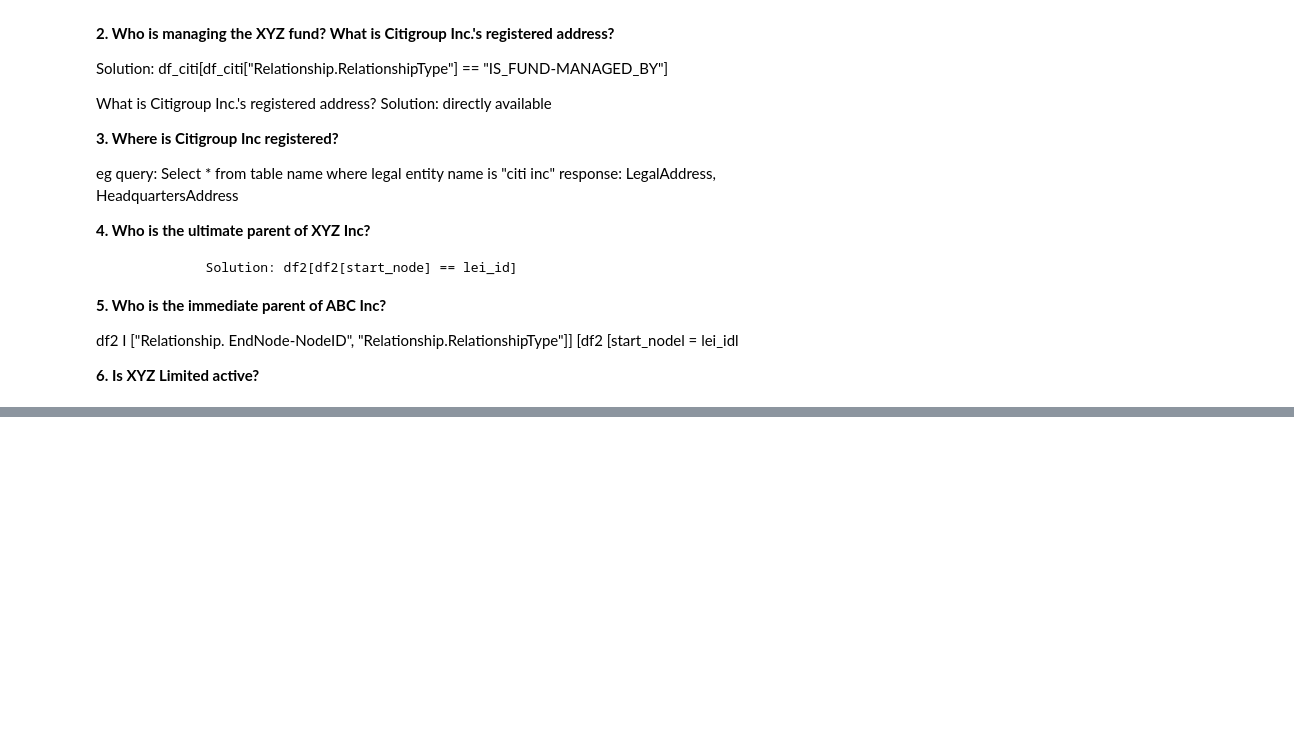
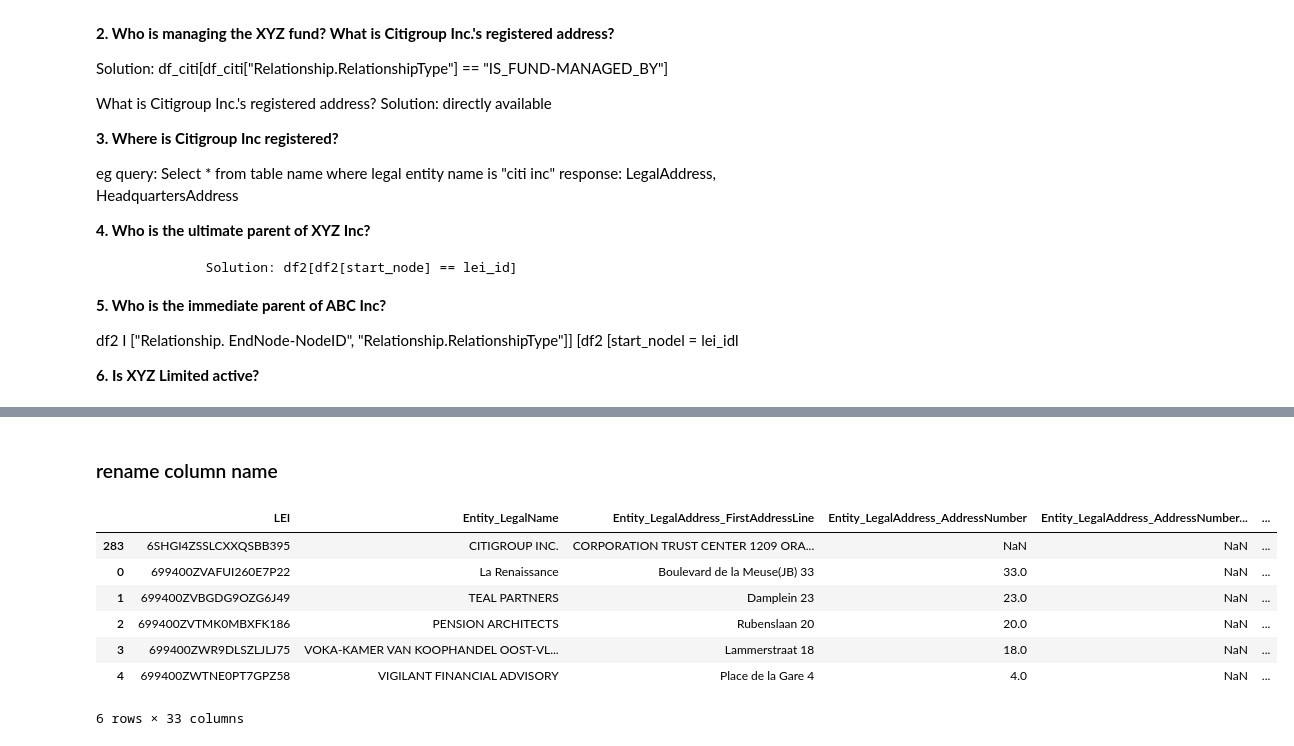
Before and after one commit to rmnchopra91/gen-ai, a Jupyter notebook: poc/GELIE_advanced_text_to_sql_rmn.ipynb, the cells around one changed output, grey strips where cells are left out. Saved outputs shown, nothing was run; the diff lists cells and outputs as text; code cells hidden in the pictures; blank space fills up the shorter version.

```diff
--- a/poc/GELIE_advanced_text_to_sql_rmn.ipynb
+++ b/poc/GELIE_advanced_text_to_sql_rmn.ipynb
@@ -54,0 +126,2 @@ with open(openai_api_key_path, "r") as f:
+# %%
+df_citi = df_entity[df_entity["LEI"] == "6SHGI4ZSSLCXXQSBB395"]
@@ -54,0 +134,2 @@ with open(openai_api_key_path, "r") as f:
+# %%
+df_short = pd.concat([df_citi, df_entity[:5]])
@@ -54,0 +148,25 @@ with open(openai_api_key_path, "r") as f:
+# %% [markdown]
+### rename column name
+# %%
+def synthesize_col_name(df):
+  columns = df.columns
+  updated_columns = []
+  for col in columns:
+    new_col = col.replace(".", "_")
+    updated_columns.append(new_col)
+  df.columns = updated_columns
+  return df
+# %%
+df_short = synthesize_col_name(df_short)
+df_relationship = synthesize_col_name(df_relationship)
+# %%
+df_short
+# %% [output]
+|  | LEI | Entity_LegalName | Entity_LegalAddress_FirstAddressLine | Entity_LegalAddress_AddressNumber | Entity_LegalAddress_AddressNumber... | ... |
+| 283 | 6SHGI4ZSSLCXXQSBB395 | CITIGROUP INC. | CORPORATION TRUST CENTER 1209 ORA... | NaN | NaN | ... |
+| 0 | 699400ZVAFUI260E7P22 | La Renaissance | Boulevard de la Meuse(JB) 33 | 33.0 | NaN | ... |
+| 1 | 699400ZVBGDG9OZG6J49 | TEAL PARTNERS | Damplein 23 | 23.0 | NaN | ... |
+| 2 | 699400ZVTMK0MBXFK186 | PENSION ARCHITECTS | Rubenslaan 20 | 20.0 | NaN | ... |
+| 3 | 699400ZWR9DLSZLJLJ75 | VOKA-KAMER VAN KOOPHANDEL OOST-VL... | Lammerstraat 18 | 18.0 | NaN | ... |
+| 4 | 699400ZWTNE0PT7GPZ58 | VIGILANT FINANCIAL ADVISORY | Place de la Gare 4 | 4.0 | NaN | ... |
+6 rows × 33 columns
```
Also changed, not shown: parts of 27 cells of this notebook.
